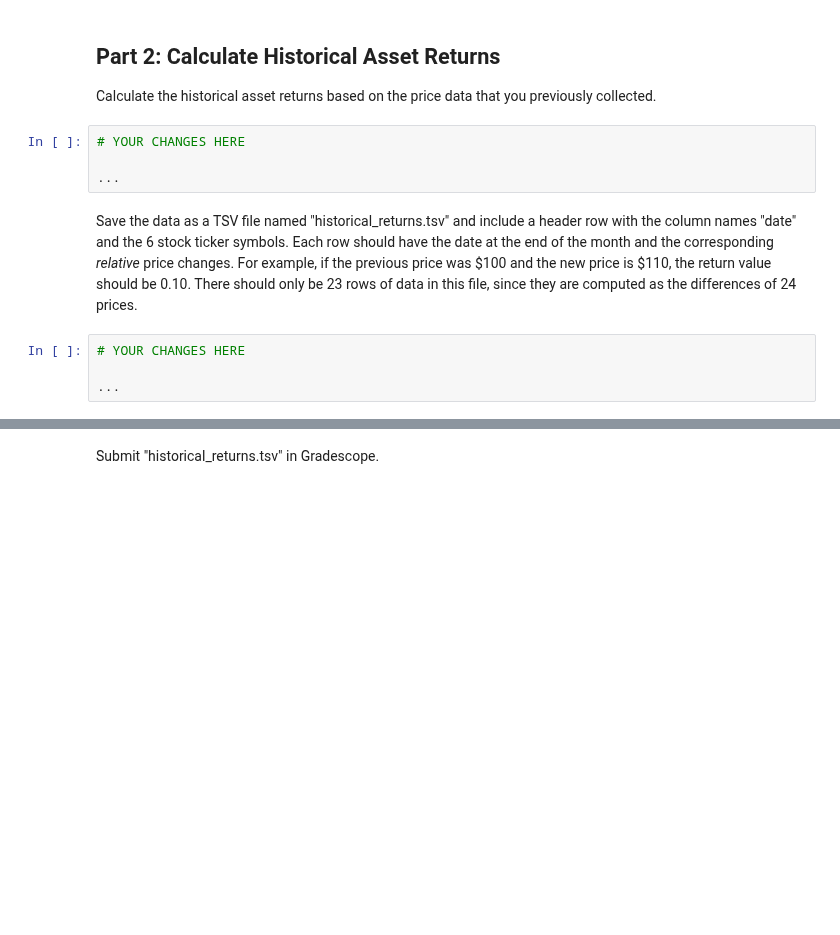
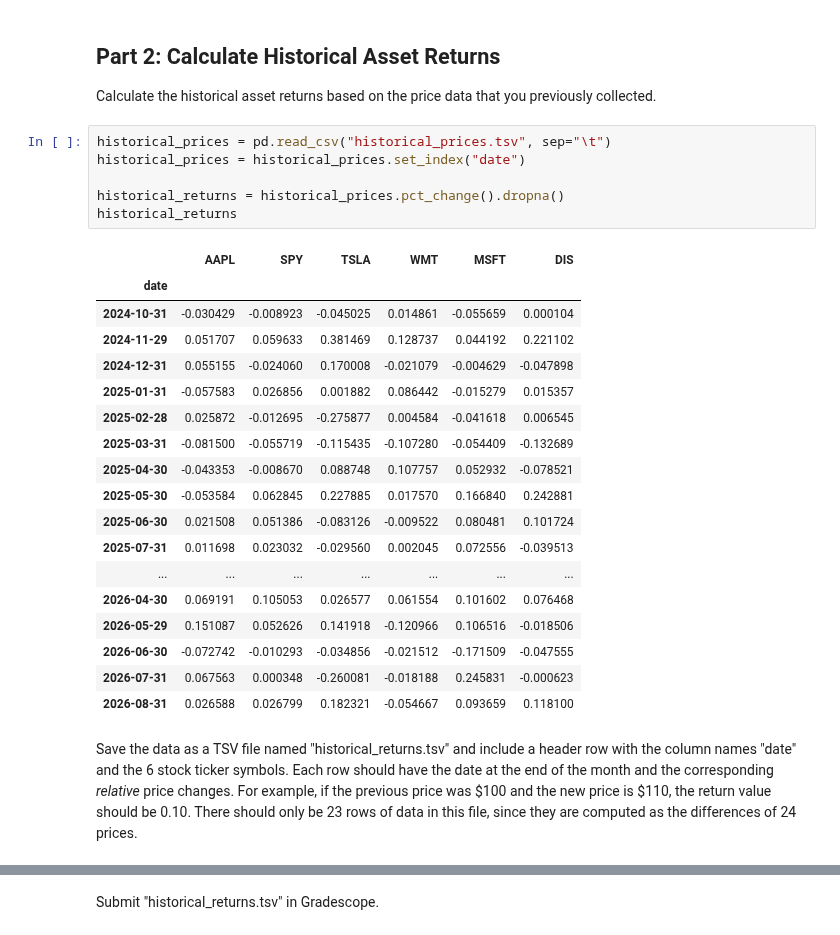
Before and after one commit to nwing2/DX704_Homework, a Jupyter notebook: dx704-project-01.ipynb, the cells around one changed output, grey strips where cells are left out. Saved outputs shown, nothing was run; the diff lists cells and outputs as text; blank space fills up the shorter version.

```diff
--- a/dx704-project-01.ipynb
+++ b/dx704-project-01.ipynb
@@ -50,16 +108,33 @@ Submit "historical_prices.tsv" in Gradescope.
 ## Part 2: Calculate Historical Asset Returns
 
 Calculate the historical asset returns based on the price data that you previously collected.
-# %%
-# YOUR CHANGES HERE
-
-...
+# %%
+historical_prices = pd.read_csv("historical_prices.tsv", sep="\t")
+historical_prices = historical_prices.set_index("date")
+
+historical_returns = historical_prices.pct_change().dropna()
+historical_returns
+# %% [output]
+|  | AAPL | SPY | TSLA | WMT | MSFT | DIS |
+| date |  |  |  |  |  |  |
+| 2024-10-31 | -0.030429 | -0.008923 | -0.045025 | 0.014861 | -0.055659 | 0.000104 |
+| 2024-11-29 | 0.051707 | 0.059633 | 0.381469 | 0.128737 | 0.044192 | 0.221102 |
+| 2024-12-31 | 0.055155 | -0.024060 | 0.170008 | -0.021079 | -0.004629 | -0.047898 |
+| 2025-01-31 | -0.057583 | 0.026856 | 0.001882 | 0.086442 | -0.015279 | 0.015357 |
+| 2025-02-28 | 0.025872 | -0.012695 | -0.275877 | 0.004584 | -0.041618 | 0.006545 |
+| 2025-03-31 | -0.081500 | -0.055719 | -0.115435 | -0.107280 | -0.054409 | -0.132689 |
+| 2025-04-30 | -0.043353 | -0.008670 | 0.088748 | 0.107757 | 0.052932 | -0.078521 |
+| 2025-05-30 | -0.053584 | 0.062845 | 0.227885 | 0.017570 | 0.166840 | 0.242881 |
+| 2025-06-30 | 0.021508 | 0.051386 | -0.083126 | -0.009522 | 0.080481 | 0.101724 |
+| 2025-07-31 | 0.011698 | 0.023032 | -0.029560 | 0.002045 | 0.072556 | -0.039513 |
+| ... | ... | ... | ... | ... | ... | ... |
+| 2026-04-30 | 0.069191 | 0.105053 | 0.026577 | 0.061554 | 0.101602 | 0.076468 |
+| 2026-05-29 | 0.151087 | 0.052626 | 0.141918 | -0.120966 | 0.106516 | -0.018506 |
+| 2026-06-30 | -0.072742 | -0.010293 | -0.034856 | -0.021512 | -0.171509 | -0.047555 |
+| 2026-07-31 | 0.067563 | 0.000348 | -0.260081 | -0.018188 | 0.245831 | -0.000623 |
+| 2026-08-31 | 0.026588 | 0.026799 | 0.182321 | -0.054667 | 0.093659 | 0.118100 |
 # %% [markdown]
 Save the data as a TSV file named "historical_returns.tsv" and include a header row with the column names "date" and the 6 stock ticker symbols.
 Each row should have the date at the end of the month and the corresponding *relative* price changes.
 For example, if the previous price was \$100 and the new price is \$110, the return value should be 0.10.
 There should only be 23 rows of data in this file, since they are computed as the differences of 24 prices.
-# %%
-# YOUR CHANGES HERE
-
-...
```
Also changed, not shown: parts of 33 cells of this notebook, 8 other files.
